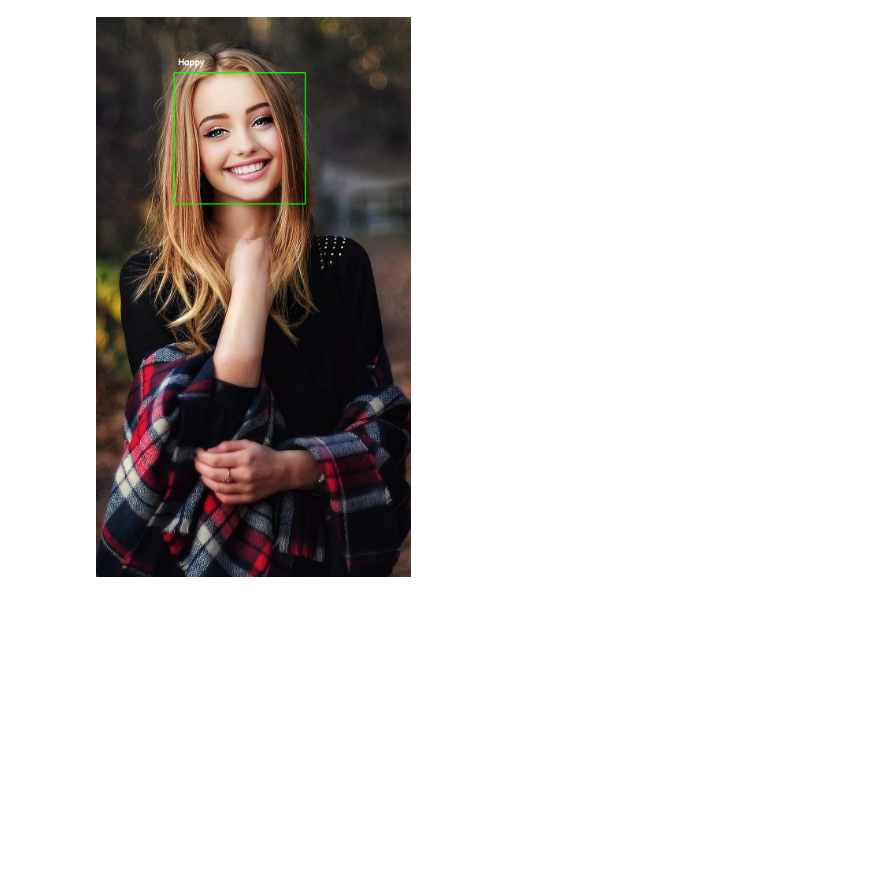
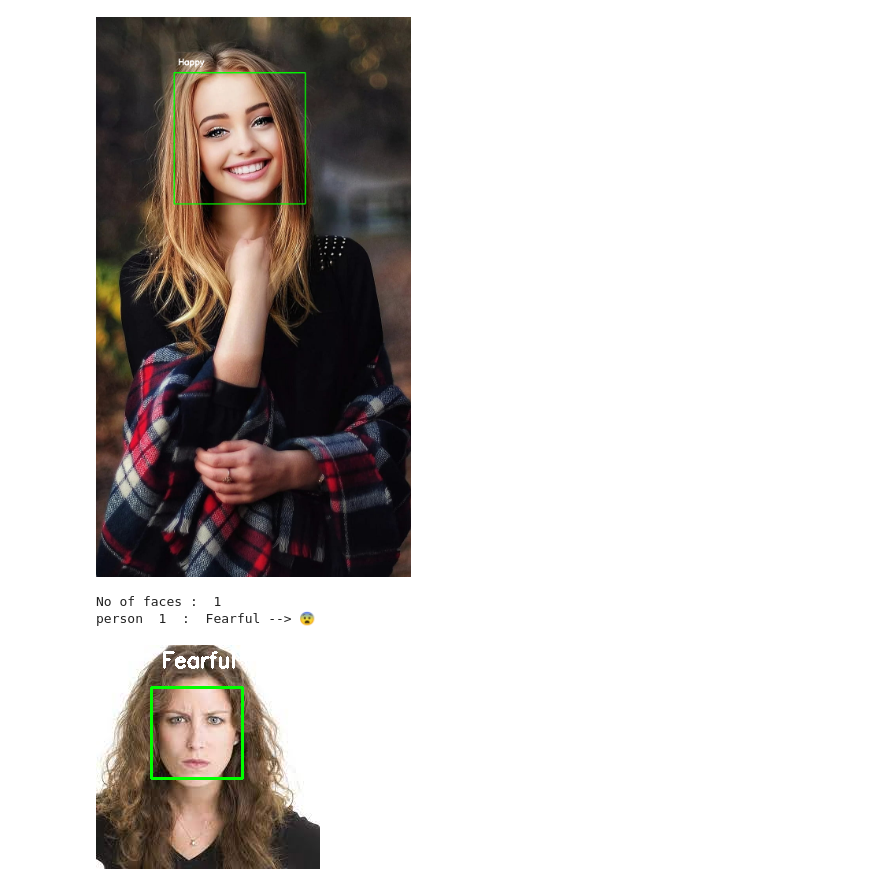
Before and after one commit to UthamanA/Facial-Emotion-Recognition, a Jupyter notebook: Face_Emotion_Recognition_Uthaman_A.ipynb, the cells around one changed output. Drawn from its saved outputs; the diff is of its cells as text; code cells hidden in the pictures; blank space fills up the shorter version.

```diff
--- a/Face_Emotion_Recognition_Uthaman_A.ipynb
+++ b/Face_Emotion_Recognition_Uthaman_A.ipynb
@@ -807,3 +807,9 @@ _predict("images/woman.jpg")
 No of faces :  1
 person  1  :  Happy --> 😊
 [figure]
+# %%
+_predict("images/woman 3.jpg")
+# %% [output]
+No of faces :  1
+person  1  :  Fearful --> 😨
+[figure, added]
```
Also changed, not shown: parts of 7 cells of this notebook.
